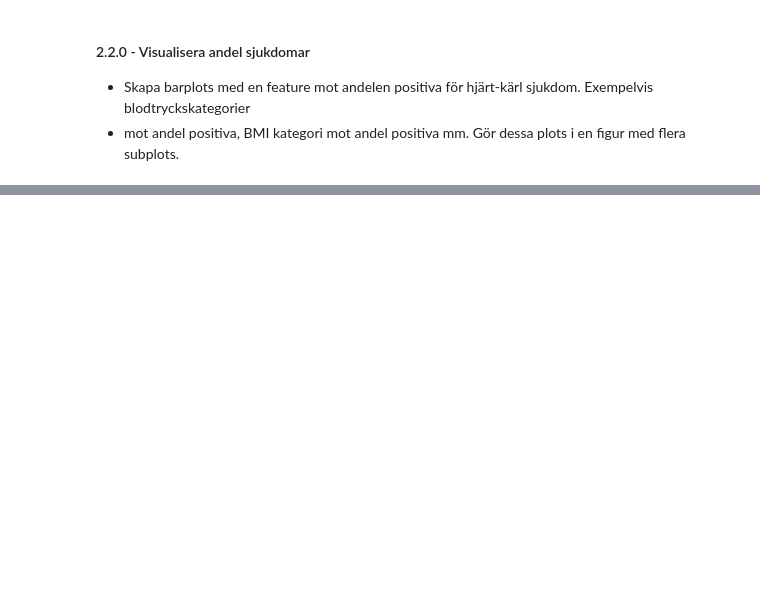
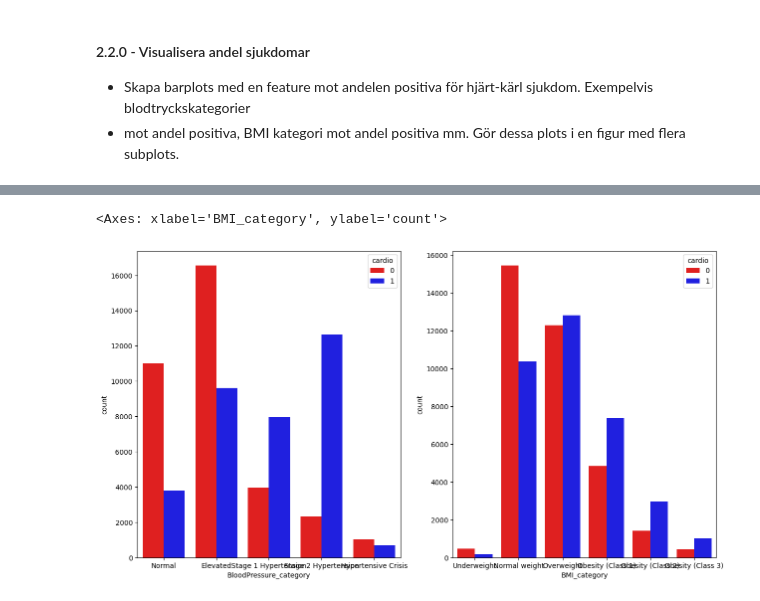
Before and after one commit to NoahEliasson/AI-Noah-Eliasson-OPA23, a Jupyter notebook: labs/Lab_1_Recommendation_system.ipynb, the cells around one changed output, grey strips where cells are left out. Cells and saved outputs as stored; diff of their text form; code cells hidden in the pictures; blank space fills up the shorter version.

```diff
--- a/labs/Lab_1_Recommendation_system.ipynb
+++ b/labs/Lab_1_Recommendation_system.ipynb
@@ -543 +535,8 @@ df_disease
 69552 rows × 16 columns
+# %%
+df_disease["blood_pressure_combined"] = df_disease["ap_hi"].astype(str) + "/" + df_disease["ap_lo"].astype(str)
+
+blood_pressure_ranges = ["0/0", "120/80", "130/80", "140/90", "180/120", "inf/inf"]
+blood_pressure_labels = ["Normal", "Elevated", "Stage 1 Hypertension", "Stage 2 Hypertension", "Hypertensive Crisis"]
+
+df_disease["BloodPressure_category"] = pd.cut(df_disease["blood_pressure_combined"], bins=blood_pressure_ranges, labels=blood_pressure_labels, right=False)
@@ -602,0 +604,3 @@ fig.show()
+# %%
+cardio_bmi = df_disease.groupby("BMI_category")["cardio"].value_counts().reset_index(name="count")
+cardio_bmi
@@ -602,0 +622,3 @@ fig.show()
+# %%
+cardio_ap = df_disease.groupby("BloodPressure_category")["cardio"].value_counts().reset_index(name="count")
+cardio_ap
@@ -602,0 +638,20 @@ fig.show()
+# %%
+fig, ax = plt.subplots(1,2 , figsize=(15, 8))
+
+sns.barplot(
+    data=cardio_ap,
+    x="BloodPressure_category",
+    y="count",
+    hue="cardio",
+    ax=ax[0]
+)
+sns.barplot(
+    data=cardio_bmi,
+    x="BMI_category",
+    y="count",
+    hue="cardio",
+    ax=ax[1]
+)
+# %% [output]
+<Axes: xlabel='BMI_category', ylabel='count'>
+[figure, added]
```
Also changed, not shown: parts of 18 cells of this notebook, 3 other files.
